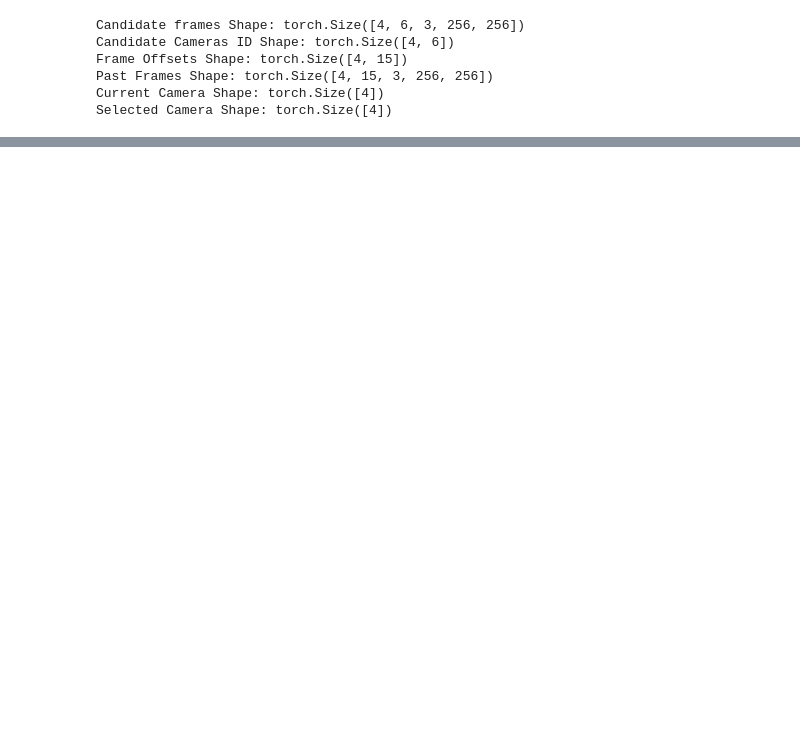
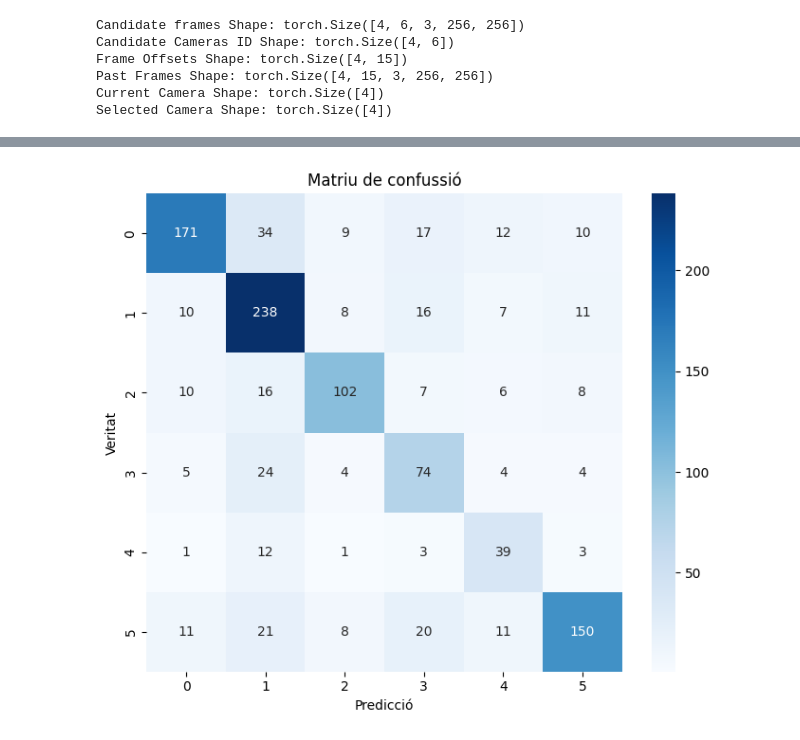
Before and after one commit to ocasalsmo/Edicio_de_video_multicamera, a Jupyter notebook: main.ipynb, the cells around one changed output, grey strips where cells are left out. Drawn from its saved outputs; the diff is of its cells as text; code cells hidden in the pictures; blank space fills up the shorter version.

```diff
--- a/main.ipynb
+++ b/main.ipynb
@@ -672,0 +822,2 @@ Average loss = 0.2761311091701774, average_accuracy = 0.7120515179392825, number
+# %%
+loss_test_no_cutoff, acc_test_no_cutoff, c_mat_no_cutoff = test_confusion_matrix(model_saved, test_lodaer)
@@ -672,0 +829,4 @@ Average loss = 0.2761311091701774, average_accuracy = 0.7120515179392825, number
+# %%
+plot_conf_matrix(c_mat_no_cutoff.numpy())
+# %% [output]
+[figure, added]
```
Also changed, not shown: parts of 24 cells of this notebook, 1 other file.
